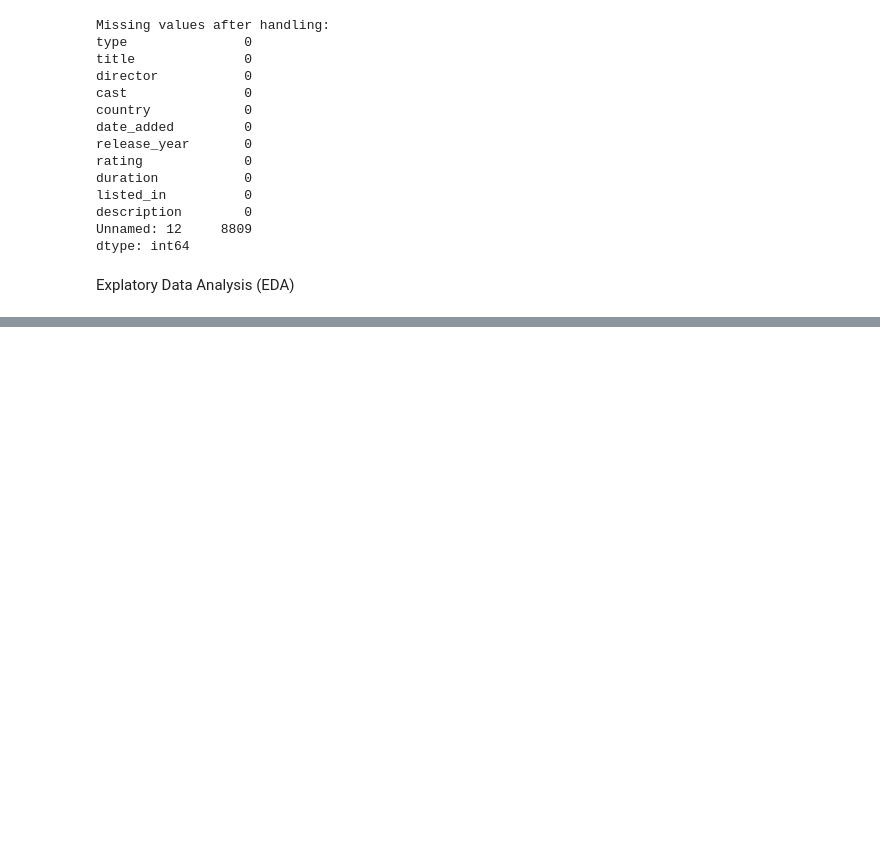
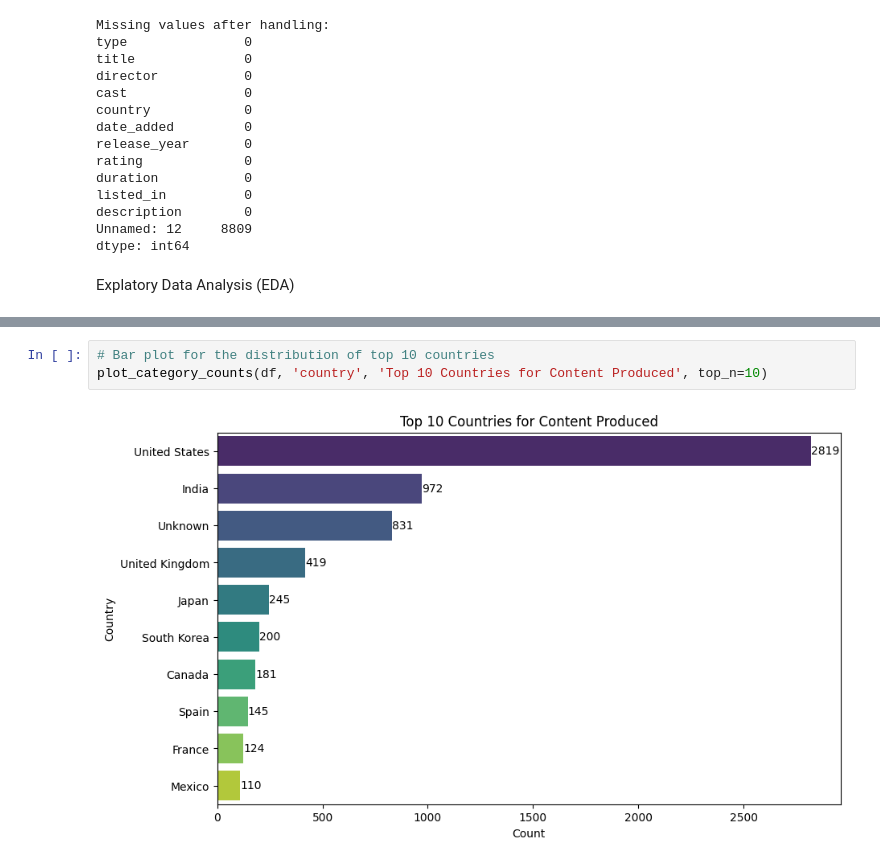
Before and after one commit to DarrenChooo/netflix_data, a Jupyter notebook: netflix.ipynb, the cells around one changed output, grey strips where cells are left out. Drawn from its saved outputs; the diff is of its cells as text; blank space fills up the shorter version.

```diff
--- a/netflix.ipynb
+++ b/netflix.ipynb
@@ -174,0 +189,5 @@ Name: count, dtype: int64
+# %%
+# Bar plot for the distribution of top 10 countries
+plot_category_counts(df, 'country', 'Top 10 Countries for Content Produced', top_n=10)
+# %% [output]
+[figure, added]
```
Also changed, not shown: parts of 6 cells of this notebook.
